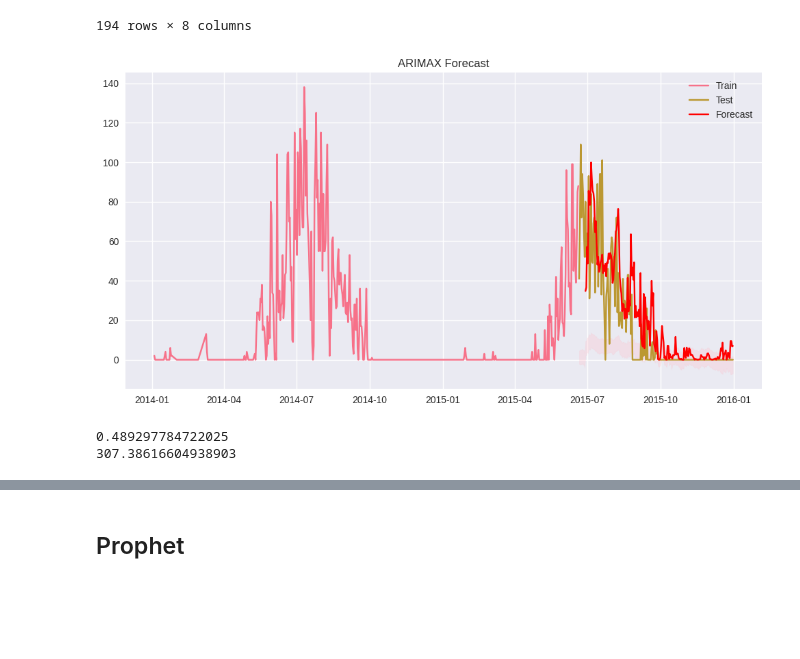
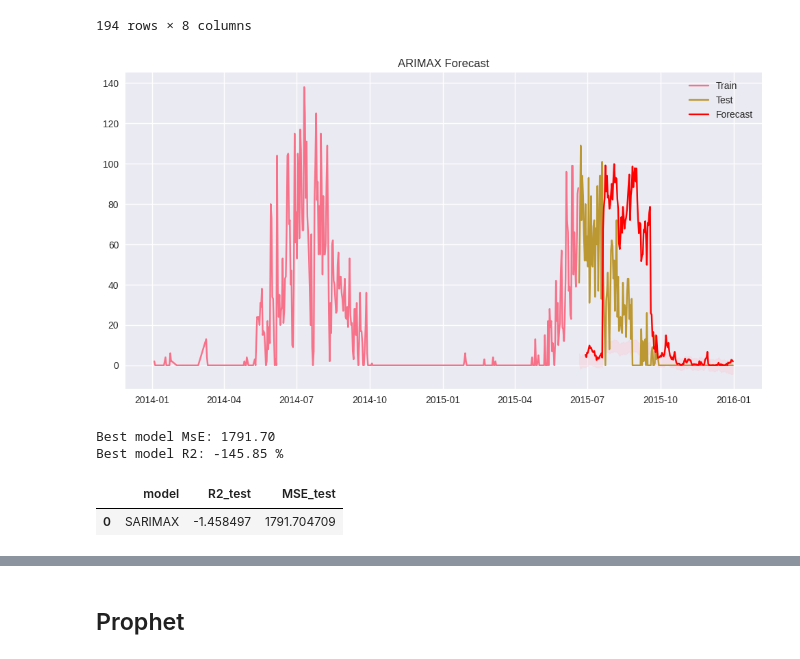
Before and after one commit to ahmedhas32/ahmedhas32, a Jupyter notebook: mount-rainier-data-analysis-and-predict.ipynb, the cells around one changed output, grey strips where cells are left out. Cells and saved outputs as stored; diff of their text form; code cells hidden in the pictures; blank space fills up the shorter version.

```diff
--- a/mount-rainier-data-analysis-and-predict.ipynb
+++ b/mount-rainier-data-analysis-and-predict.ipynb
@@ -524,7 +528,7 @@ from sklearn.base import BaseEstimator, TransformerMixin
 
 class TimeSeriesLagTransformer(BaseEstimator, TransformerMixin):
     """Creates lag and rolling features without data leakage"""
-    def __init__(self, lag_periods=[1, 7 ,90], roll_windows=[2, 8,90] , columns=None):
+    def __init__(self, lag_periods=[1, 30 ,90], roll_windows=[2, 30,90] , columns=None):
         self.lag_periods = lag_periods
         self.roll_windows = roll_windows
         self.columns=columns
@@ -865,12 +839,12 @@ output_sarima =  pd.DataFrame({
 # log_custom = Log1pTransformer()
 # %%
 d=range(0,1)
-D= range(0,2)
+D= range(0,1)
 best_mse=float(np.inf)
 p =  range(1, 3)
-q = range(0, 2)
+q = range(1, 2)
 P = range(0, 2)
-Q = range(0, 1)
+Q = range(0, 2)
 m = 120
 
 r = 0
@@ -1030,20 +1016,19 @@ x_test
 forecast_steps = len(y_test)
 # %%
 # Forecast
-forecast_steps = len(y_test)
 forecast = model_fit.get_forecast(steps=forecast_steps, exog=lags_tr.transform(x_test).fillna(0))
 forecast_mean = forecast.predicted_mean**2
 forecast_mean[forecast_mean < 0] = 0
 conf_int = forecast.conf_int()
 
 # Plot results
 plt.figure(figsize=(12,6))
 plt.plot(y_train.index,y_train, label='Train')
 plt.plot(y_test.index, y_test, label='Test')
 plt.plot(y_test.index[8:], forecast_mean[8:], label='Forecast', color='red')
 plt.fill_between(y_test.index, conf_int.iloc[:,0], conf_int.iloc[:,1], color='pink', alpha=0.3)
 plt.legend()
 plt.title('ARIMAX Forecast')
 plt.show()
 # %% [output]
-[figure, old version]
+[figure, new version]
@@ -1050,8 +1042,13 @@ plt.show()
 # %%
-# Print the r2 score
-print(r2_score(y_test[8:],  forecast_mean[8:] ))
-# Print the mse score
-print(mean_squared_error(y_test[8:] ,  forecast_mean[8:] ))
+r_squared = r2_score(y_test,  forecast_mean )
+mse = mean_squared_error(y_test ,  forecast_mean )
-# %% [output]
-0.489297784722025
-307.38616604938903
+# %%
+
+
+print(f"Best model MsE: {mse:.2f}")
+
+
+print(f"Best model R2: {r_squared*100:.2f} %")
+# %% [output]
+Best model MsE: 1791.70
+Best model R2: -145.85 %
@@ -1058,3 +1057,8 @@ print(mean_squared_error(y_test[8:] ,  forecast_mean[8:] ))
+# %%
+models
+# %% [output]
+|  | model | R2_test | MSE_test |
+| 0 | SARIMAX | -1.458497 | 1791.704709 |
 # %%
 
 
```
Also changed, not shown: parts of 43 cells of this notebook.
